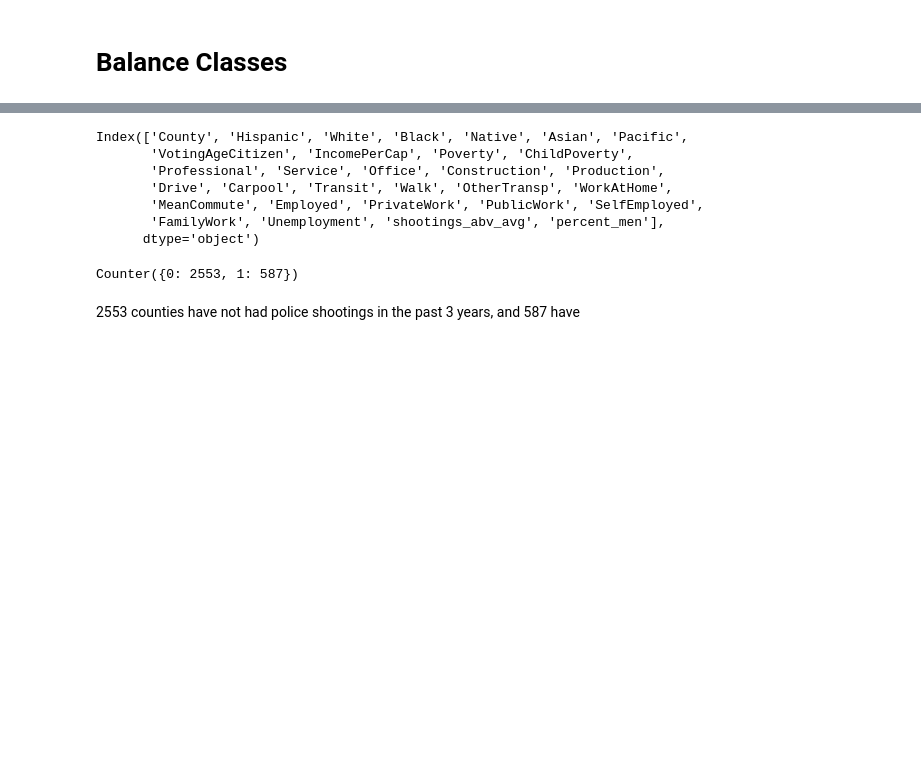
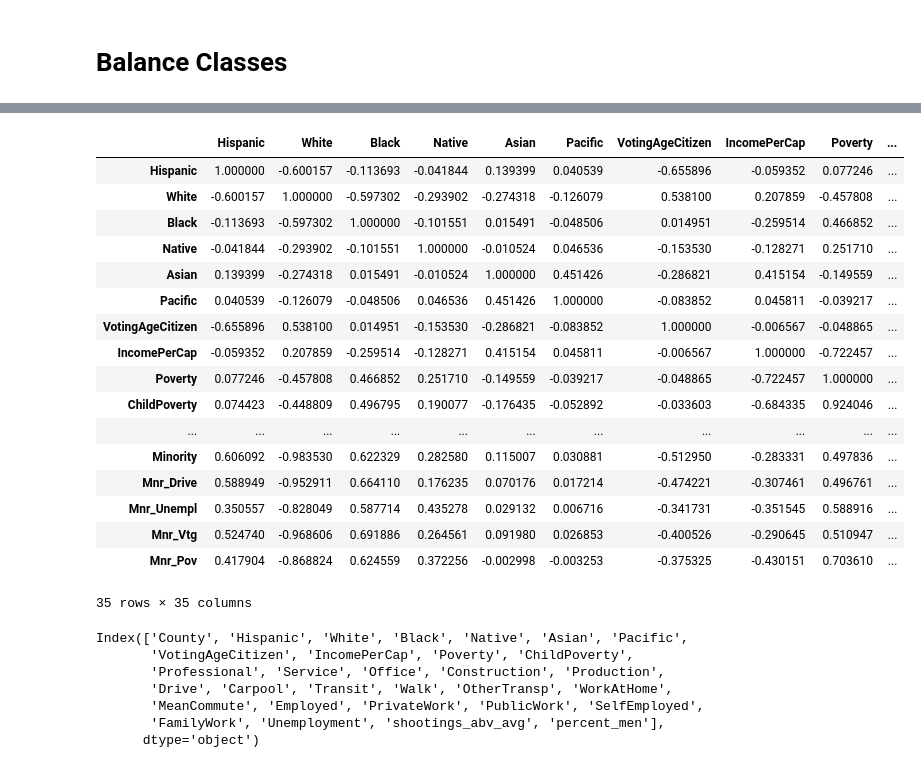
Before and after one commit to danielwilentz/Predicting-Police-Shootings, a Jupyter notebook: balance_and_partition_datasets.ipynb, the cells around one changed output, grey strips where cells are left out. Drawn from its saved outputs; the diff is of its cells as text; code cells hidden in the pictures; blank space fills up the shorter version.

```diff
--- a/balance_and_partition_datasets.ipynb
+++ b/balance_and_partition_datasets.ipynb
@@ -42,3 +43,20 @@ target_pcts.plot(kind='bar')
 Name: shootings_abv_avg, dtype: float64
 <matplotlib.axes._subplots.AxesSubplot at 0x...>
 [drawing not drawn]
+# %%
+## Add some features:
+
+# Minority term:
+df['Minority'] = df['Black'] + df['Hispanic'] + df['Native'] + df['Pacific']
+
+# Minority-Drive interaction term
+df['Mnr_Drive'] = df['Minority'] * df['Drive']
+
+# Minority-Unemployment interaction term
+df['Mnr_Unempl'] = df['Minority'] * df['Unemployment']
+
+# Minority-Voting Age interaction term
+df['Mnr_Vtg'] = df['Minority'] * df['VotingAgeCitizen']
+
+# Minority-Poverty interaction term
+df['Mnr_Pov'] = df['Minority'] * df['Poverty']
@@ -45,3 +271,24 @@ Name: shootings_abv_avg, dtype: float64
+# %%
+df.corr()
+# %% [output]
+|  | Hispanic | White | Black | Native | Asian | Pacific | VotingAgeCitizen | IncomePerCap | Poverty | ... |
+| Hispanic | 1.000000 | -0.600157 | -0.113693 | -0.041844 | 0.139399 | 0.040539 | -0.655896 | -0.059352 | 0.077246 | ... |
+| White | -0.600157 | 1.000000 | -0.597302 | -0.293902 | -0.274318 | -0.126079 | 0.538100 | 0.207859 | -0.457808 | ... |
+| Black | -0.113693 | -0.597302 | 1.000000 | -0.101551 | 0.015491 | -0.048506 | 0.014951 | -0.259514 | 0.466852 | ... |
+| Native | -0.041844 | -0.293902 | -0.101551 | 1.000000 | -0.010524 | 0.046536 | -0.153530 | -0.128271 | 0.251710 | ... |
+| Asian | 0.139399 | -0.274318 | 0.015491 | -0.010524 | 1.000000 | 0.451426 | -0.286821 | 0.415154 | -0.149559 | ... |
+| Pacific | 0.040539 | -0.126079 | -0.048506 | 0.046536 | 0.451426 | 1.000000 | -0.083852 | 0.045811 | -0.039217 | ... |
+| VotingAgeCitizen | -0.655896 | 0.538100 | 0.014951 | -0.153530 | -0.286821 | -0.083852 | 1.000000 | -0.006567 | -0.048865 | ... |
+| IncomePerCap | -0.059352 | 0.207859 | -0.259514 | -0.128271 | 0.415154 | 0.045811 | -0.006567 | 1.000000 | -0.722457 | ... |
+| Poverty | 0.077246 | -0.457808 | 0.466852 | 0.251710 | -0.149559 | -0.039217 | -0.048865 | -0.722457 | 1.000000 | ... |
+| ChildPoverty | 0.074423 | -0.448809 | 0.496795 | 0.190077 | -0.176435 | -0.052892 | -0.033603 | -0.684335 | 0.924046 | ... |
+| ... | ... | ... | ... | ... | ... | ... | ... | ... | ... | ... |
+| Minority | 0.606092 | -0.983530 | 0.622329 | 0.282580 | 0.115007 | 0.030881 | -0.512950 | -0.283331 | 0.497836 | ... |
+| Mnr_Drive | 0.588949 | -0.952911 | 0.664110 | 0.176235 | 0.070176 | 0.017214 | -0.474221 | -0.307461 | 0.496761 | ... |
+| Mnr_Unempl | 0.350557 | -0.828049 | 0.587714 | 0.435278 | 0.029132 | 0.006716 | -0.341731 | -0.351545 | 0.588916 | ... |
+| Mnr_Vtg | 0.524740 | -0.968606 | 0.691886 | 0.264561 | 0.091980 | 0.026853 | -0.400526 | -0.290645 | 0.510947 | ... |
+| Mnr_Pov | 0.417904 | -0.868824 | 0.624559 | 0.372256 | -0.002998 | -0.003253 | -0.375325 | -0.430151 | 0.703610 | ... |
+35 rows × 35 columns
 # %%
 df.columns
 # %% [output]
@@ -59,7 +301,0 @@ y = df.shootings_abv_avg
-# %%
-# here is the imabalance in y
-Counter(y)
-# %% [output]
-Counter({0: 2553, 1: 587})
-# %% [markdown]
-2553 counties have not had police shootings in the past 3 years, and 587 have
```
Also changed, not shown: parts of 59 cells of this notebook, 53 other files.
